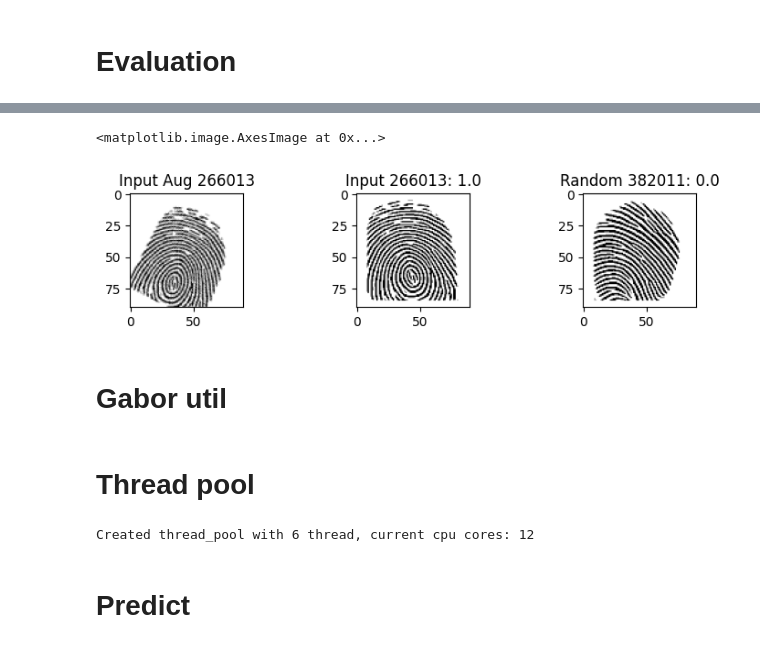
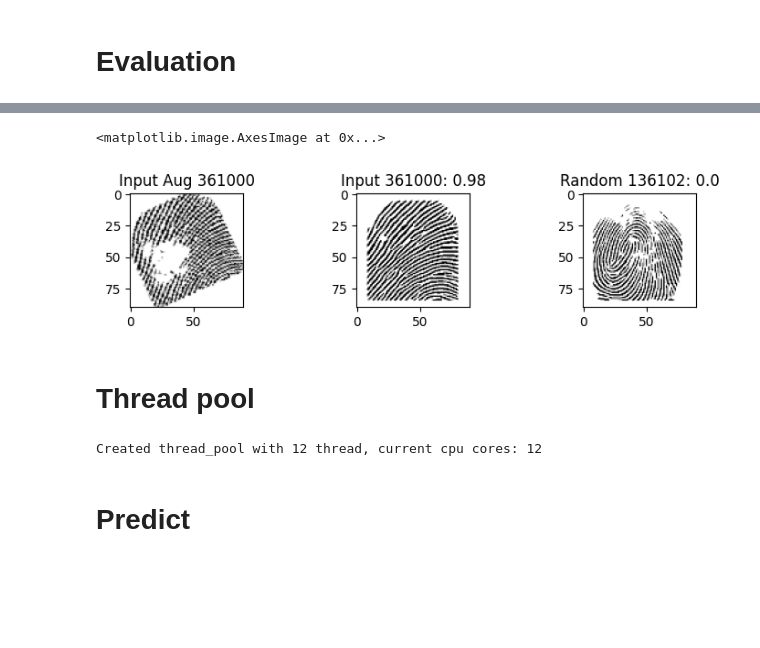
Before and after one commit to khoakomlem/fingerprint-recognition, a Jupyter notebook: src/train.ipynb, the cells around one changed output, grey strips where cells are left out. Cells and saved outputs as stored; diff of their text form; code cells hidden in the pictures; blank space fills up the shorter version.

```diff
--- a/src/train.ipynb
+++ b/src/train.ipynb
@@ -379,7 +387,7 @@ match_key = ''.join(match_key).zfill(6)
 rx = imgs_dict["Real"][label_real_dict[match_key]].reshape((1, 90, 90, 1)).astype(np.float32) / 255.
 ry = labels_dict["Real"][label_real_dict[match_key]]
 
-pred_rx = model.predict([random_img, rx])
+pred_rx = model.predict([random_img, rx], verbose=0)
 
 # unmatched image
 unmatch_key, unmatch_idx = random.choice(list(label_real_dict.items()))
@@ -387,7 +395,7 @@ unmatch_key, unmatch_idx = random.choice(list(label_real_dict.items()))
 ux = imgs_dict["Real"][unmatch_idx].reshape((1, 90, 90, 1)).astype(np.float32) / 255.
 uy = labels_dict["Real"][unmatch_idx]
 
-pred_ux = model.predict([random_img, ux])
+pred_ux = model.predict([random_img, ux], verbose=0)
 print(round(float(pred_rx), 2), 2)
 
 plt.figure(figsize=(8, 4))
@@ -408,4 +414,2 @@ plt.imshow(ux.squeeze(), cmap='gray')
 <matplotlib.image.AxesImage at 0x...>
-[figure, old version]
+[figure, new version]
-# %% [markdown]
-# Gabor util
@@ -497,11 +468,11 @@ class ThreadPool:
         self.tasks.join()
 
 # Create thread pool with number of threads equal to CPU cores count
-THREAD_COUNT = 6 or os.cpu_count()
+THREAD_COUNT = 12 or os.cpu_count()
 thread_pool = ThreadPool(num_threads=THREAD_COUNT, verbose=False)
 print(f"Created thread_pool with {THREAD_COUNT} thread, current cpu cores: {os.cpu_count()}")
 # %% [output]
-Created thread_pool with 6 thread, current cpu cores: 12
+Created thread_pool with 12 thread, current cpu cores: 12
 # %% [markdown]
 # Predict
 # %%
```
Also changed, not shown: parts of 7 cells of this notebook.
